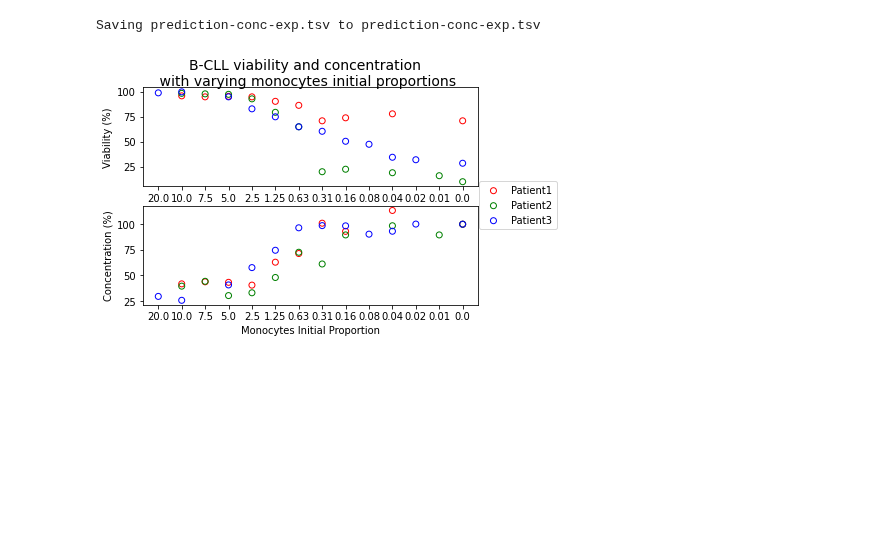
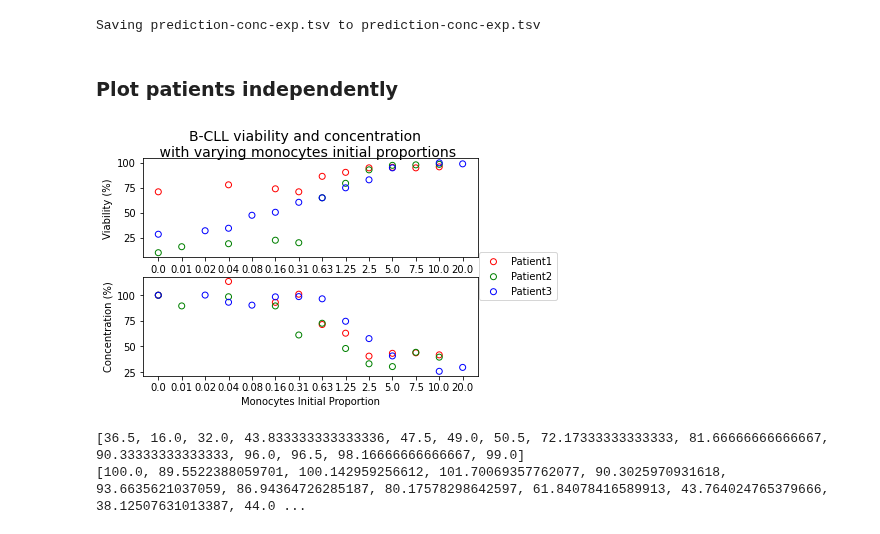
Before and after one commit to Ninouchkaia/ABM, a Jupyter notebook: ABM_figures.ipynb, the cells around one changed output. Drawn from its saved outputs; the diff is of its cells as text; code cells hidden in the pictures; blank space fills up the shorter version.

```diff
--- a/ABM_figures.ipynb
+++ b/ABM_figures.ipynb
@@ -507,31 +529,71 @@ uploaded = files.upload()
 # %% [output]
 [interactive output not drawn]
 Saving prediction-conc-exp.tsv to prediction-conc-exp.tsv
+# %% [markdown]
+### Plot patients independently
 # %%
-predicted_via = np.genfromtxt("prediction-exp (1).tsv", delimiter='\t', names=True)
+import numpy as np
+import matplotlib
+import matplotlib.pyplot as plt
+
+predicted_via = np.genfromtxt("prediction-via-exp.tsv", delimiter='\t', names=True)
 predicted_conc = np.genfromtxt("prediction-conc-exp.tsv", delimiter='\t', names=True)
+
+predicted_via = np.flip(predicted_via)
+predicted_conc = np.flip(predicted_conc)
 
 # print([str(x) for x in predicted_via['mono']])
 
 fig, axs = plt.subplots(2,1)
 fig.suptitle('B-CLL viability and concentration\n with varying monocytes initial proportions', fontsize=14)
 
 plt.xticks(range(len([str(x) for x in predicted_via['mono']])), [str(x) for x in predicted_via['mono']])
 
 axs[0].scatter ([str(x) for x in predicted_via['mono']], predicted_via['Patient1'], facecolors ='none', edgecolors='r')
 axs[0].scatter ([str(x) for x in predicted_via['mono']], predicted_via['Patient2'], facecolors ='none', edgecolors='g')
 axs[0].scatter ([str(x) for x in predicted_via['mono']], predicted_via['Patient3'], facecolors ='none', edgecolors='b')
 axs[0].set_xlabel('Monocytes Initial Proportion')
 axs[0].set_ylabel('Viability (%)')
 
 axs[1].scatter ([str(x) for x in predicted_conc['mono']], predicted_conc['Patient1'], facecolors ='none', edgecolors='r')
 axs[1].scatter ([str(x) for x in predicted_conc['mono']], predicted_conc['Patient2'], facecolors ='none', edgecolors='g')
 axs[1].scatter ([str(x) for x in predicted_conc['mono']], predicted_conc['Patient3'], facecolors ='none', edgecolors='b')
 axs[1].set_xlabel('Monocytes Initial Proportion')
 axs[1].set_ylabel('Concentration (%)')
 
 axs[1].legend(['Patient1','Patient2','Patient3'], loc='upper right', bbox_to_anchor=(1.25,1.3))
 
 plt.show()
 # %% [output]
-[figure, old version]
+[figure, new version]
+# %%
+# build the means/std arrays, ignoring nan values
+predicted_via_means, predicted_via_err = [None] * len(predicted_via), [None] * len(predicted_via)
+# print(len(predicted_via))
+for i in range(0, len(predicted_via)) :
+  # print(i)
+  if [predicted_via[i][1], predicted_via[i][2], predicted_via[i][3]] == [float("nan"),float("nan"),float("nan")] :
+    mean = float("nan")
+    std = float("nan")
+  else :
+    mean = np.nanmean([predicted_via[i][1], predicted_via[i][2], predicted_via[i][3]], dtype=np.float64)
+    std = np.nanstd([predicted_via[i][1], predicted_via[i][2], predicted_via[i][3]], dtype=np.float64)
+  predicted_via_means[i] = mean
+  predicted_via_err[i] = std
+print(predicted_via_means)
+
+
+predicted_conc_means, predicted_conc_err = [None] * len(predicted_conc), [None] * len(predicted_conc)
+for i in range(0, len(predicted_conc)) :
+  if [predicted_conc[i][1], predicted_conc[i][2], predicted_conc[i][3]] == [float("nan"),float("nan"),float("nan")] :
+    mean = float("nan")
+    std = float("nan")
+  else :
+    mean = np.nanmean([predicted_conc[i][1], predicted_conc[i][2], predicted_conc[i][3]], dtype=np.float64)
+    std = np.nanstd([predicted_conc[i][1], predicted_conc[i][2], predicted_conc[i][3]], dtype=np.float64)
+  predicted_conc_means[i] = mean
+  predicted_conc_err[i] = std
+print(predicted_conc_means)
+# %% [output]
+[36.5, 16.0, 32.0, 43.833333333333336, 47.5, 49.0, 50.5, 72.17333333333333, 81.66666666666667, 90.33333333333333, 96.0, 96.5, 98.16666666666667, 99.0]
+[100.0, 89.5522388059701, 100.142959256612, 101.70069357762077, 90.3025970931618, 93.6635621037059, 86.94364726285187, 80.17578298642597, 61.84078416589913, 43.764024765379666, 38.12507631013387, 44.0 ...
```
Also changed, not shown: parts of 17 cells of this notebook.
